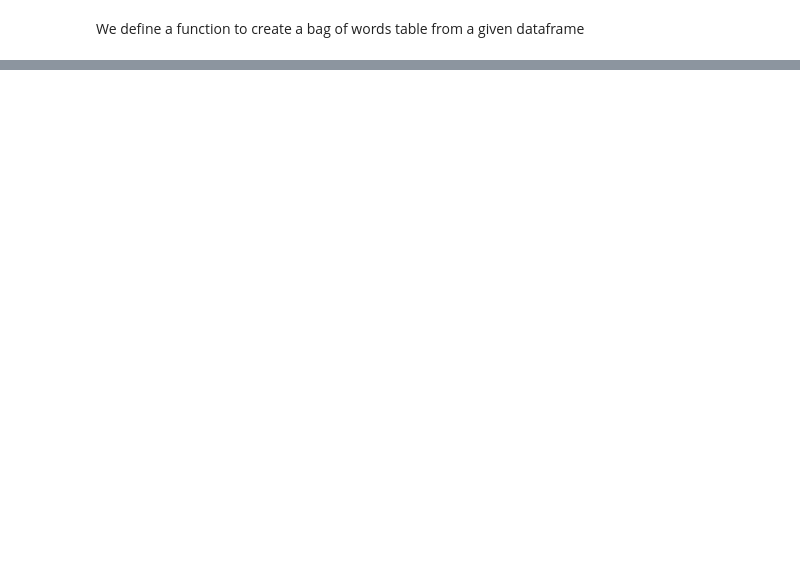
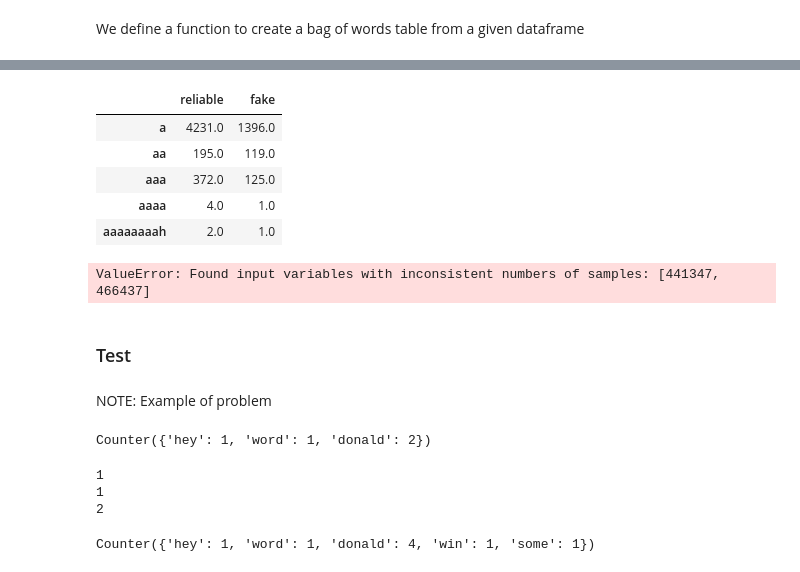
Before and after one commit to mikkel-kjaerulf/fake_news_detector, a Jupyter notebook: simple_model.ipynb, the cells around one changed output, grey strips where cells are left out. Drawn from its saved outputs; the diff is of its cells as text; code cells hidden in the pictures; blank space fills up the shorter version.

```diff
--- a/simple_model.ipynb
+++ b/simple_model.ipynb
@@ -20,0 +92,9 @@ def create_bag_of_words(dataframe):
+# %%
+X_train.head()
+# %% [output]
+|  | reliable | fake |
+| a | 4231.0 | 1396.0 |
+| aa | 195.0 | 119.0 |
+| aaa | 372.0 | 125.0 |
+| aaaa | 4.0 | 1.0 |
+| aaaaaaaah | 2.0 | 1.0 |
@@ -20,0 +123,26 @@ def create_bag_of_words(dataframe):
+# %%
+nb = MultinomialNB()
+nb.fit(X_train,y_train)
+# %% [output]
+ValueError: Found input variables with inconsistent numbers of samples: [441347, 466437]
+# %% [markdown]
+### Test
+# %% [markdown]
+NOTE: Example of problem
+# %%
+count = Counter(['hey', 'word', 'donald', 'donald'])
+count
+# %% [output]
+Counter({'hey': 1, 'word': 1, 'donald': 2})
+# %%
+for word in count:
+    print(count[word])
+# %% [output]
+1
+1
+2
+# %%
+count2 = Counter(['win', 'some', 'donald', 'donald'])
+count + count2
+# %% [output]
+Counter({'hey': 1, 'word': 1, 'donald': 4, 'win': 1, 'some': 1})
```
Also changed, not shown: parts of 26 cells of this notebook.
